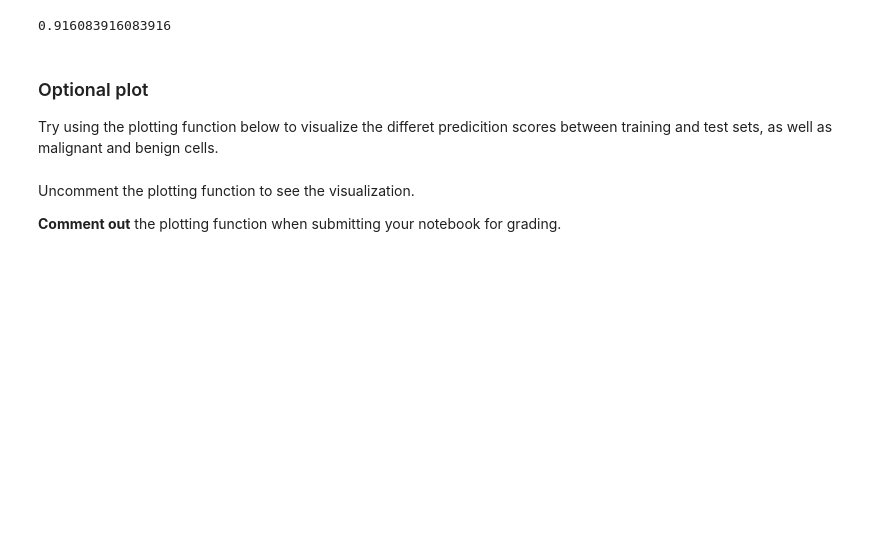
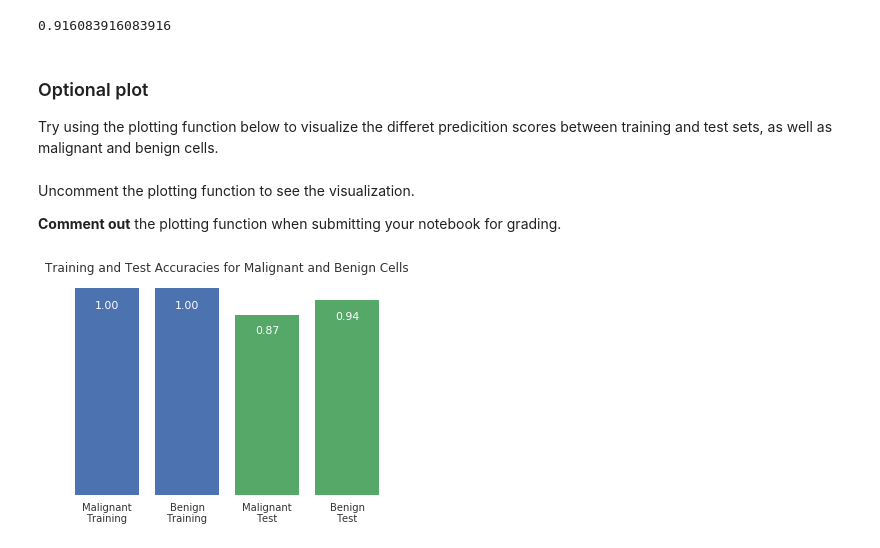
Before and after one commit to digitdapeng/UMich_Course3_ML, a Jupyter notebook: Assignment+1.ipynb, the cells around one changed output. Cells and saved outputs as stored; diff of their text form; code cells hidden in the pictures; blank space fills up the shorter version.

```diff
--- a/Assignment+1.ipynb
+++ b/Assignment+1.ipynb
@@ -138,11 +137,11 @@ Split the DataFrame into `X` (the data) and `y` (the labels).
 * `y`*, a pandas Series, has shape* `(569,)`.
 # %%
 def answer_three():
-    cancerdf = answer_one()
+    df = answer_one()
 
     # Your code here
-    X=cancerdf.iloc[:,:30]
-    y=cancerdf['target']
+    X=df.iloc[:,:30]
+    y=df['target']
     return X, y
 # %% [markdown]
 ### Question 4
@@ -293,0 +290,4 @@ Uncomment the plotting function to see the visualization.
+# %%
+accuracy_plot()
+# %% [output]
+[figure, added]
```
Also changed, not shown: parts of 4 cells of this notebook.
